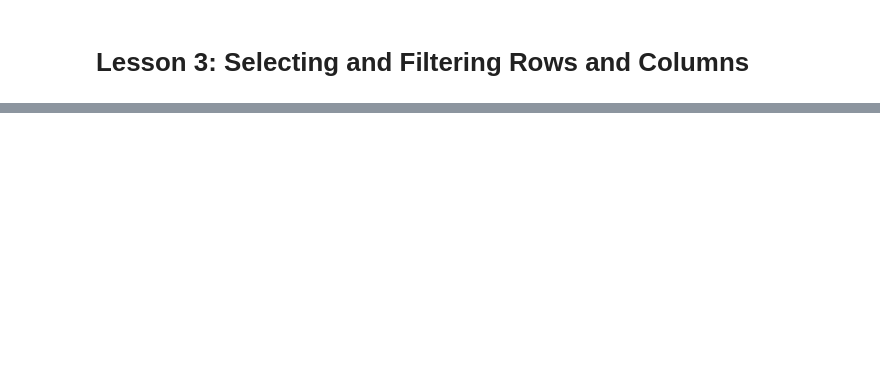
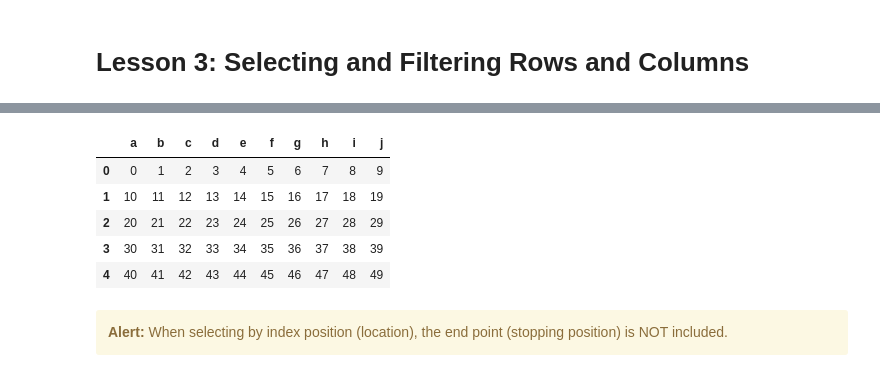
Before and after one commit to Collins331/Precision-Medicine, a Jupyter notebook: Programming Basics/Pandas/pandas_basics.ipynb, the cells around one changed output, grey strips where cells are left out. Cells and saved outputs as stored; diff of their text form; code cells hidden in the pictures; blank space fills up the shorter version.

```diff
--- a/Programming Basics/Pandas/pandas_basics.ipynb
+++ b/Programming Basics/Pandas/pandas_basics.ipynb
@@ -363,0 +452,14 @@ df
+# %%
+# selecting specific rows
+data.iloc[:5] # exclusive, the row at index 5 is excluded
+# No comma indicates that all the columns will be returned
+# %% [output]
+|  | a | b | c | d | e | f | g | h | i | j |
+| 0 | 0 | 1 | 2 | 3 | 4 | 5 | 6 | 7 | 8 | 9 |
+| 1 | 10 | 11 | 12 | 13 | 14 | 15 | 16 | 17 | 18 | 19 |
+| 2 | 20 | 21 | 22 | 23 | 24 | 25 | 26 | 27 | 28 | 29 |
+| 3 | 30 | 31 | 32 | 33 | 34 | 35 | 36 | 37 | 38 | 39 |
+| 4 | 40 | 41 | 42 | 43 | 44 | 45 | 46 | 47 | 48 | 49 |
+# %% [markdown]
+<div class="alert alert-block alert-warning">
+<b>Alert:</b> When selecting by index position (location), the end point (stopping position) is NOT included.</div>
```
Also changed, not shown: parts of 19 cells of this notebook, 1 other file.
